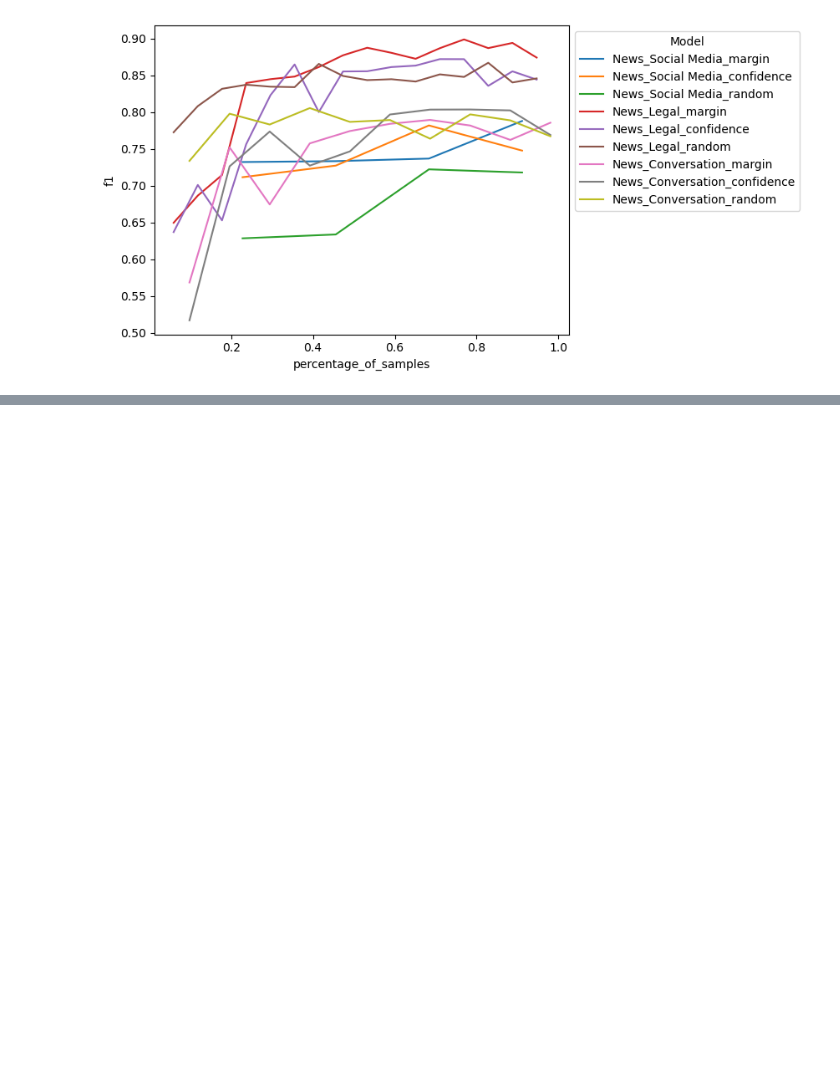
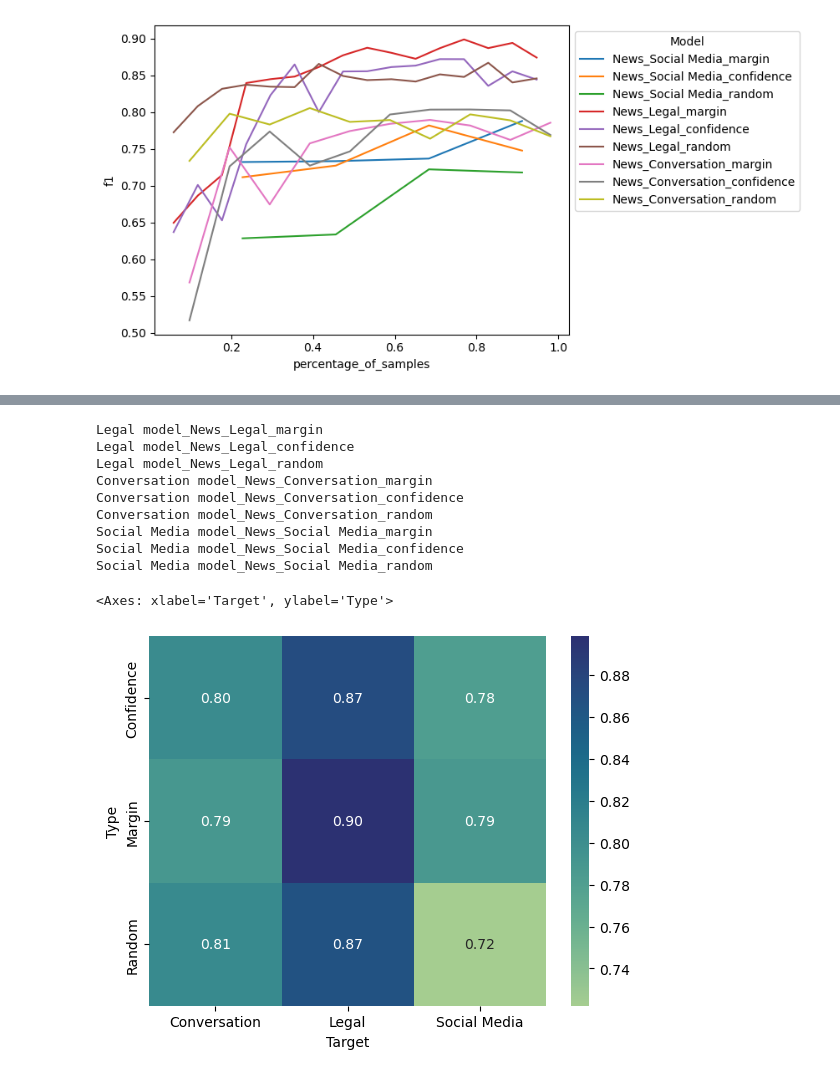
Before and after one commit to krusand/CrossNER-Active-Learning, a Jupyter notebook: spanf1.ipynb, the cells around one changed output, grey strips where cells are left out. Cells and saved outputs as stored; diff of their text form; code cells hidden in the pictures; blank space fills up the shorter version.

```diff
--- a/spanf1.ipynb
+++ b/spanf1.ipynb
@@ -149,0 +189,14 @@ sns.move_legend(ax, "upper left", bbox_to_anchor=(1, 1))
+# %%
+sns.heatmap(active_learning_comparison(ALS_f1, ["Legal", "Conversation", "Social Media"]), annot=True, fmt='.2f',cmap=sns.color_palette("crest", as_cmap=True))
+# %% [output]
+Legal model_News_Legal_margin
+Legal model_News_Legal_confidence
+Legal model_News_Legal_random
+Conversation model_News_Conversation_margin
+Conversation model_News_Conversation_confidence
+Conversation model_News_Conversation_random
+Social Media model_News_Social Media_margin
+Social Media model_News_Social Media_confidence
+Social Media model_News_Social Media_random
+<Axes: xlabel='Target', ylabel='Type'>
+[figure, added]
```
Also changed, not shown: parts of 4 cells of this notebook, 3 other files.
